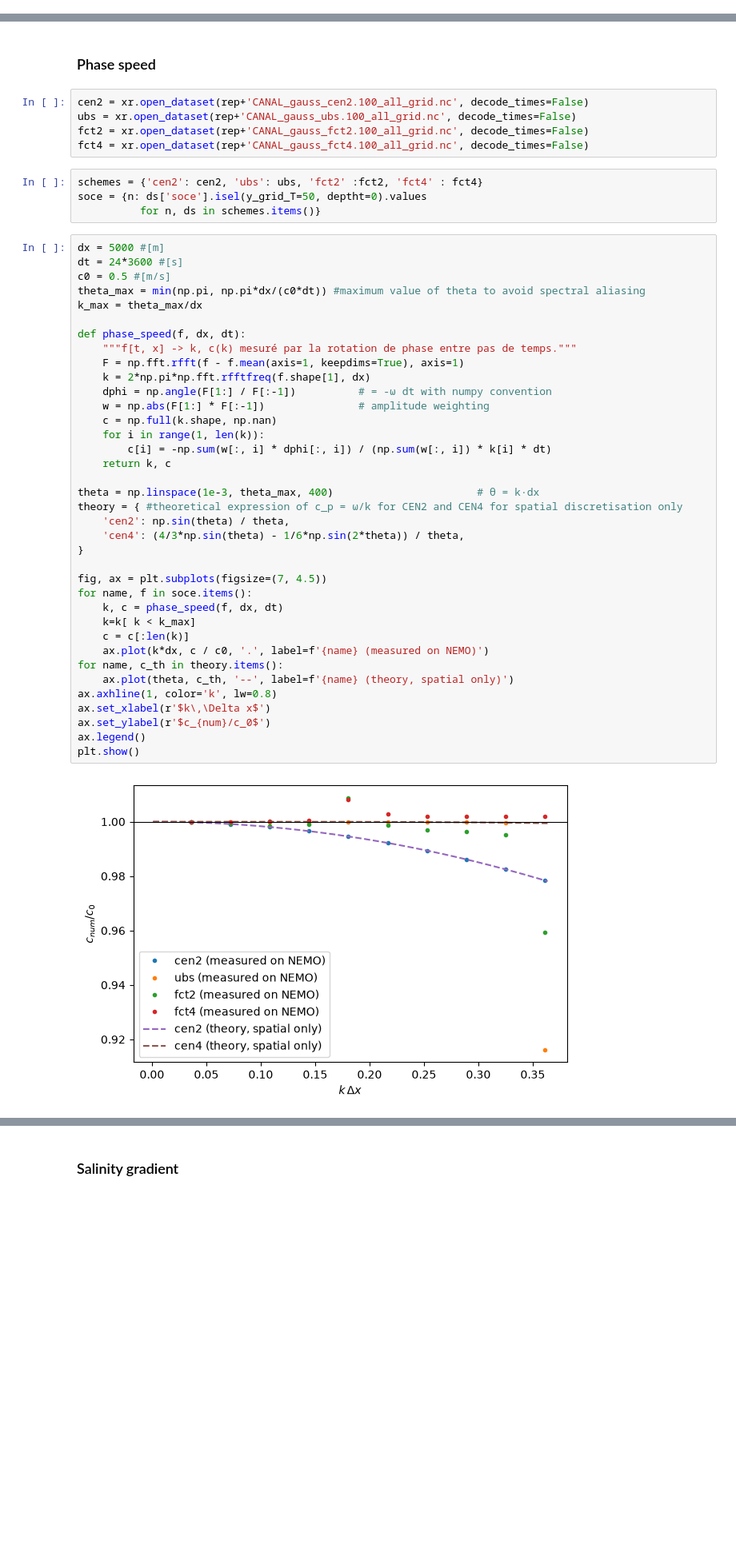
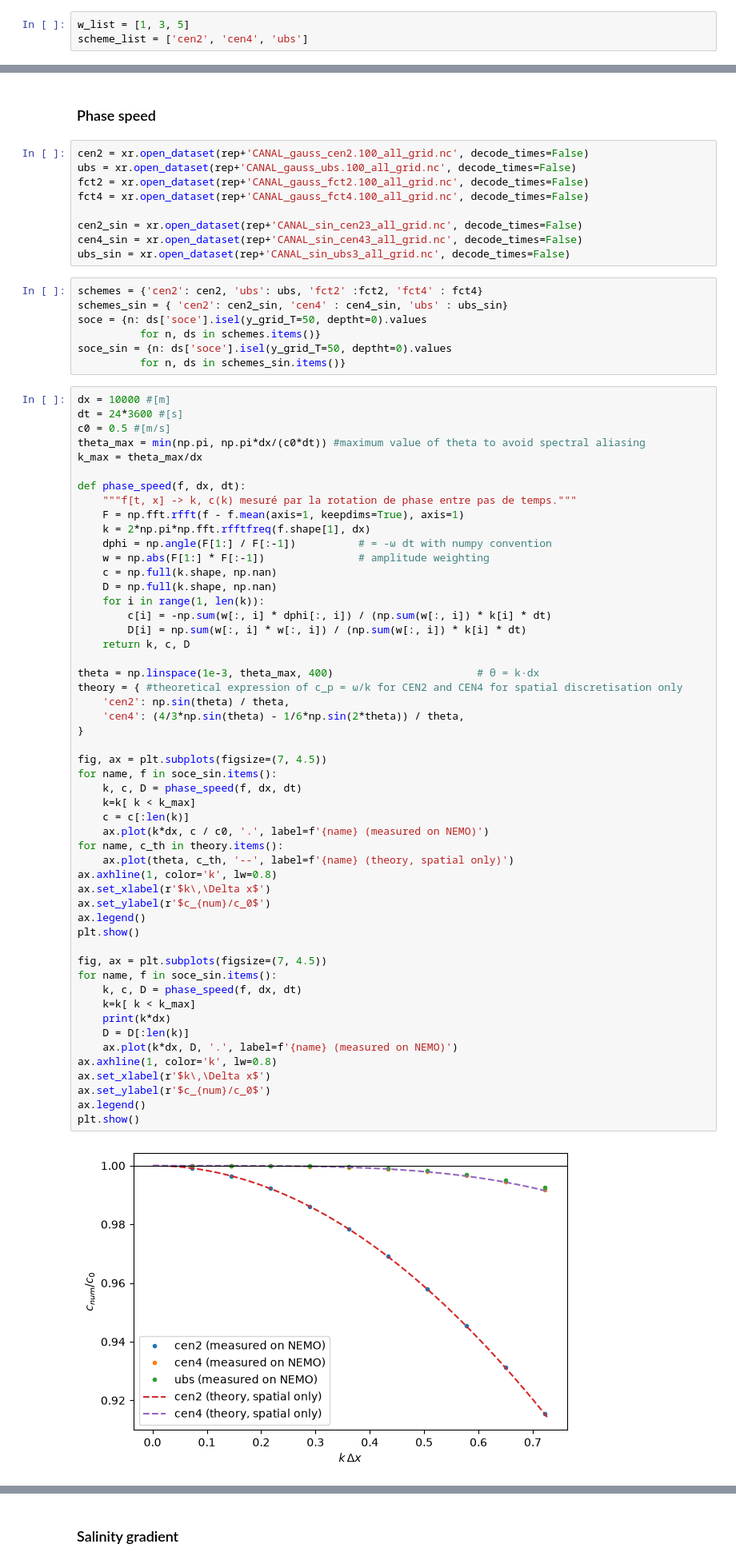
Before and after one commit to justinebuisson606/NEMO_Demonstrators, a Jupyter notebook: Demonstator 1-gauss.ipynb, the cells around one changed output, grey strips where cells are left out. Shown at 80% size. Saved outputs shown, nothing was run; the diff lists cells and outputs as text; blank space fills up the shorter version.

```diff
--- a/Demonstator 1-gauss.ipynb
+++ b/Demonstator 1-gauss.ipynb
@@ -83,3 +83,6 @@ plt.legend()
 # %% [output]
 <matplotlib.legend.Legend at 0x...>
 [figure]
+# %%
+w_list = [1, 3, 5]
+scheme_list = ['cen2', 'cen4', 'ubs']
@@ -90,46 +127,68 @@ cen2 = xr.open_dataset(rep+'CANAL_gauss_cen2.100_all_grid.nc', decode_times=Fals
 ubs = xr.open_dataset(rep+'CANAL_gauss_ubs.100_all_grid.nc', decode_times=False)
 fct2 = xr.open_dataset(rep+'CANAL_gauss_fct2.100_all_grid.nc', decode_times=False)
 fct4 = xr.open_dataset(rep+'CANAL_gauss_fct4.100_all_grid.nc', decode_times=False)
+
+cen2_sin = xr.open_dataset(rep+'CANAL_sin_cen23_all_grid.nc', decode_times=False)
+cen4_sin = xr.open_dataset(rep+'CANAL_sin_cen43_all_grid.nc', decode_times=False)
+ubs_sin = xr.open_dataset(rep+'CANAL_sin_ubs3_all_grid.nc', decode_times=False)
 # %%
 schemes = {'cen2': cen2, 'ubs': ubs, 'fct2' :fct2, 'fct4' : fct4}
+schemes_sin = { 'cen2': cen2_sin, 'cen4' : cen4_sin, 'ubs' : ubs_sin}
 soce = {n: ds['soce'].isel(y_grid_T=50, deptht=0).values
           for n, ds in schemes.items()}
+soce_sin = {n: ds['soce'].isel(y_grid_T=50, deptht=0).values
+          for n, ds in schemes_sin.items()}
 # %%
-dx = 5000 #[m]
+dx = 10000 #[m]
 dt = 24*3600 #[s]
 c0 = 0.5 #[m/s]
 theta_max = min(np.pi, np.pi*dx/(c0*dt)) #maximum value of theta to avoid spectral aliasing
 k_max = theta_max/dx
 
 def phase_speed(f, dx, dt):
     """f[t, x] -> k, c(k) mesuré par la rotation de phase entre pas de temps."""
     F = np.fft.rfft(f - f.mean(axis=1, keepdims=True), axis=1)
     k = 2*np.pi*np.fft.rfftfreq(f.shape[1], dx)
     dphi = np.angle(F[1:] / F[:-1])          # = -ω dt with numpy convention
     w = np.abs(F[1:] * F[:-1])               # amplitude weighting
     c = np.full(k.shape, np.nan)
+    D = np.full(k.shape, np.nan)
     for i in range(1, len(k)):
         c[i] = -np.sum(w[:, i] * dphi[:, i]) / (np.sum(w[:, i]) * k[i] * dt)
-    return k, c
+        D[i] = np.sum(w[:, i] * w[:, i]) / (np.sum(w[:, i]) * k[i] * dt)
+    return k, c, D
 
 theta = np.linspace(1e-3, theta_max, 400)                       # θ = k·dx
 theory = { #theoretical expression of c_p = ω/k for CEN2 and CEN4 for spatial discretisation only
     'cen2': np.sin(theta) / theta,
     'cen4': (4/3*np.sin(theta) - 1/6*np.sin(2*theta)) / theta,
 }
 
 fig, ax = plt.subplots(figsize=(7, 4.5))
-for name, f in soce.items():
-    k, c = phase_speed(f, dx, dt)
+for name, f in soce_sin.items():
+    k, c, D = phase_speed(f, dx, dt)
     k=k[ k < k_max]
     c = c[:len(k)]
     ax.plot(k*dx, c / c0, '.', label=f'{name} (measured on NEMO)')
 for name, c_th in theory.items():
     ax.plot(theta, c_th, '--', label=f'{name} (theory, spatial only)')
 ax.axhline(1, color='k', lw=0.8)
 ax.set_xlabel(r'$k\,\Delta x$')
 ax.set_ylabel(r'$c_{num}/c_0$')
 ax.legend()
 plt.show()
+
+fig, ax = plt.subplots(figsize=(7, 4.5))
+for name, f in soce_sin.items():
+    k, c, D = phase_speed(f, dx, dt)
+    k=k[ k < k_max]
+    print(k*dx)
+    D = D[:len(k)]
+    ax.plot(k*dx, D, '.', label=f'{name} (measured on NEMO)')
+ax.axhline(1, color='k', lw=0.8)
+ax.set_xlabel(r'$k\,\Delta x$')
+ax.set_ylabel(r'$c_{num}/c_0$')
+ax.legend()
+plt.show()
 # %% [output]
-[figure, old version]
+[figure, new version]
```
Also changed, not shown: parts of 3 cells of this notebook, 4 other files.
